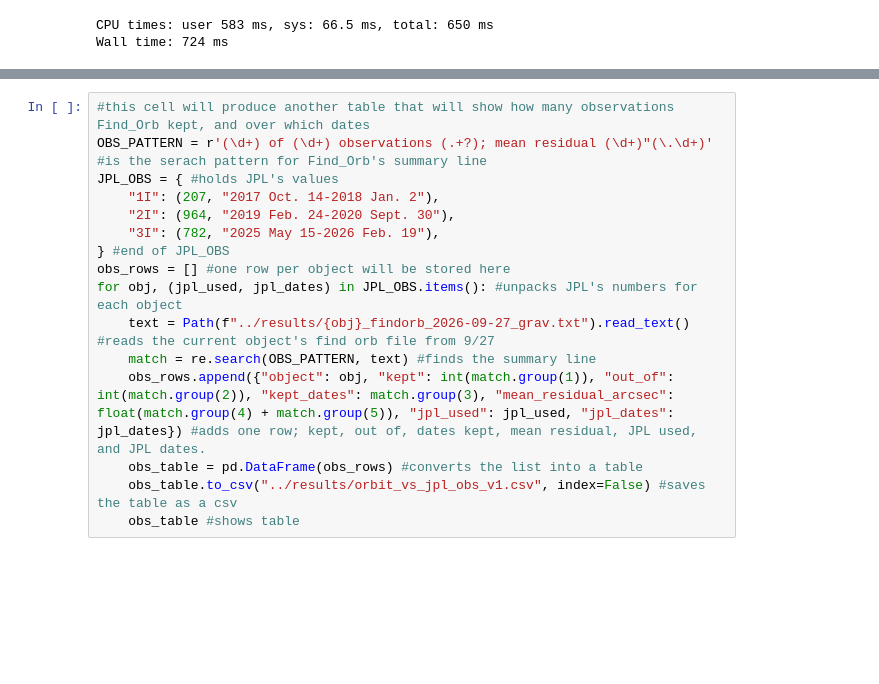
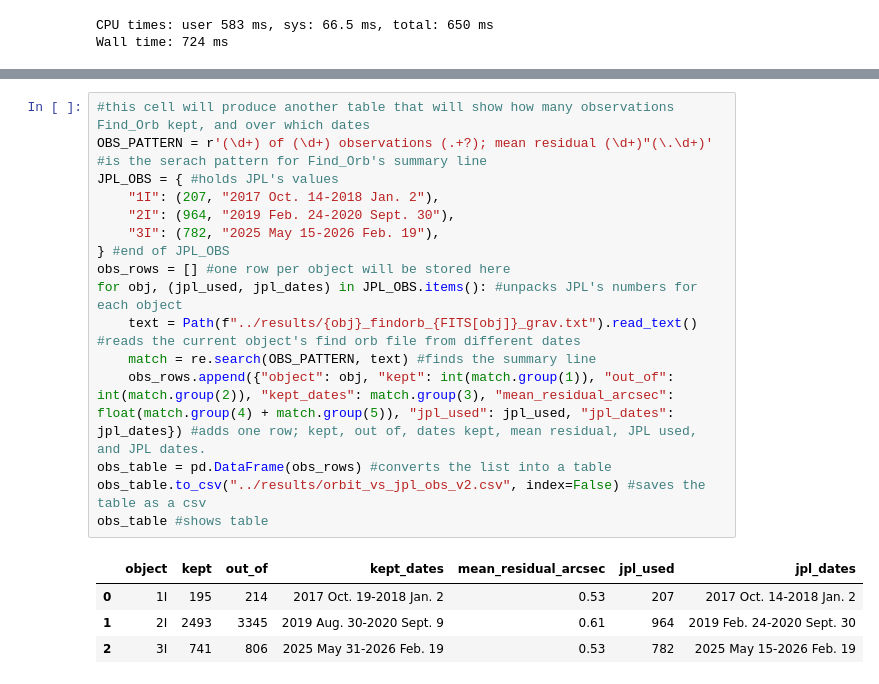
Before and after one commit to MarshallF-dev/Project-INTERLOPER, a Jupyter notebook: notebooks/06_orbit_accuracy.ipynb, the cells around one changed output, grey strips where cells are left out. Saved outputs shown, nothing was run; the diff lists cells and outputs as text; blank space fills up the shorter version.

```diff
--- a/notebooks/06_orbit_accuracy.ipynb
+++ b/notebooks/06_orbit_accuracy.ipynb
@@ -193,16 +194,21 @@ table.pivot(index="element", columns="object", values="shown").loc[ELEMENTS].ren
 # %%
 #this cell will produce another table that will show how many observations Find_Orb kept, and over which dates
 OBS_PATTERN = r'(\d+) of (\d+) observations (.+?); mean residual (\d+)"(\.\d+)' #is the serach pattern for Find_Orb's summary line
 JPL_OBS = { #holds JPL's values
     "1I": (207, "2017 Oct. 14-2018 Jan. 2"),
     "2I": (964, "2019 Feb. 24-2020 Sept. 30"),
     "3I": (782, "2025 May 15-2026 Feb. 19"),
 } #end of JPL_OBS
 obs_rows = [] #one row per object will be stored here
 for obj, (jpl_used, jpl_dates) in JPL_OBS.items(): #unpacks JPL's numbers for each object
-    text = Path(f"../results/{obj}_findorb_2026-09-27_grav.txt").read_text() #reads the current object's find orb file from 9/27
+    text = Path(f"../results/{obj}_findorb_{FITS[obj]}_grav.txt").read_text() #reads the current object's find orb file from different dates
     match = re.search(OBS_PATTERN, text) #finds the summary line
     obs_rows.append({"object": obj, "kept": int(match.group(1)), "out_of": int(match.group(2)), "kept_dates": match.group(3), "mean_residual_arcsec": float(match.group(4) + match.group(5)), "jpl_used": jpl_used, "jpl_dates": jpl_dates}) #adds one row; kept, out of, dates kept, mean residual, JPL used, and JPL dates.
-    obs_table = pd.DataFrame(obs_rows) #converts the list into a table
-    obs_table.to_csv("../results/orbit_vs_jpl_obs_v1.csv", index=False) #saves the table as a csv
-    obs_table #shows table
+obs_table = pd.DataFrame(obs_rows) #converts the list into a table
+obs_table.to_csv("../results/orbit_vs_jpl_obs_v2.csv", index=False) #saves the table as a csv
+obs_table #shows table
+# %% [output]
+|  | object | kept | out_of | kept_dates | mean_residual_arcsec | jpl_used | jpl_dates |
+| 0 | 1I | 195 | 214 | 2017 Oct. 19-2018 Jan. 2 | 0.53 | 207 | 2017 Oct. 14-2018 Jan. 2 |
+| 1 | 2I | 2493 | 3345 | 2019 Aug. 30-2020 Sept. 9 | 0.61 | 964 | 2019 Feb. 24-2020 Sept. 30 |
+| 2 | 3I | 741 | 806 | 2025 May 31-2026 Feb. 19 | 0.53 | 782 | 2025 May 15-2026 Feb. 19 |
```
Also changed, not shown: parts of 2 cells of this notebook, 6 other files.
